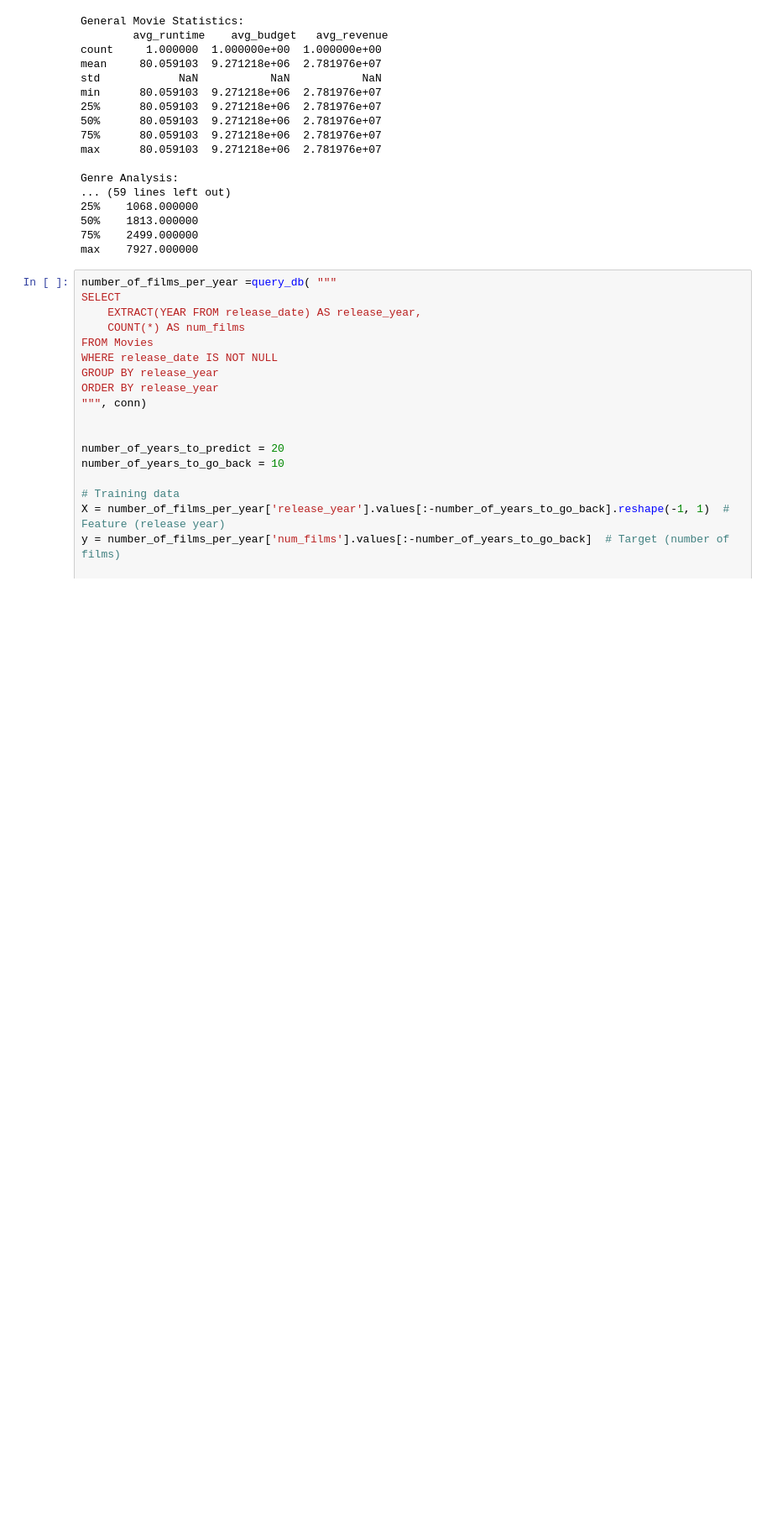
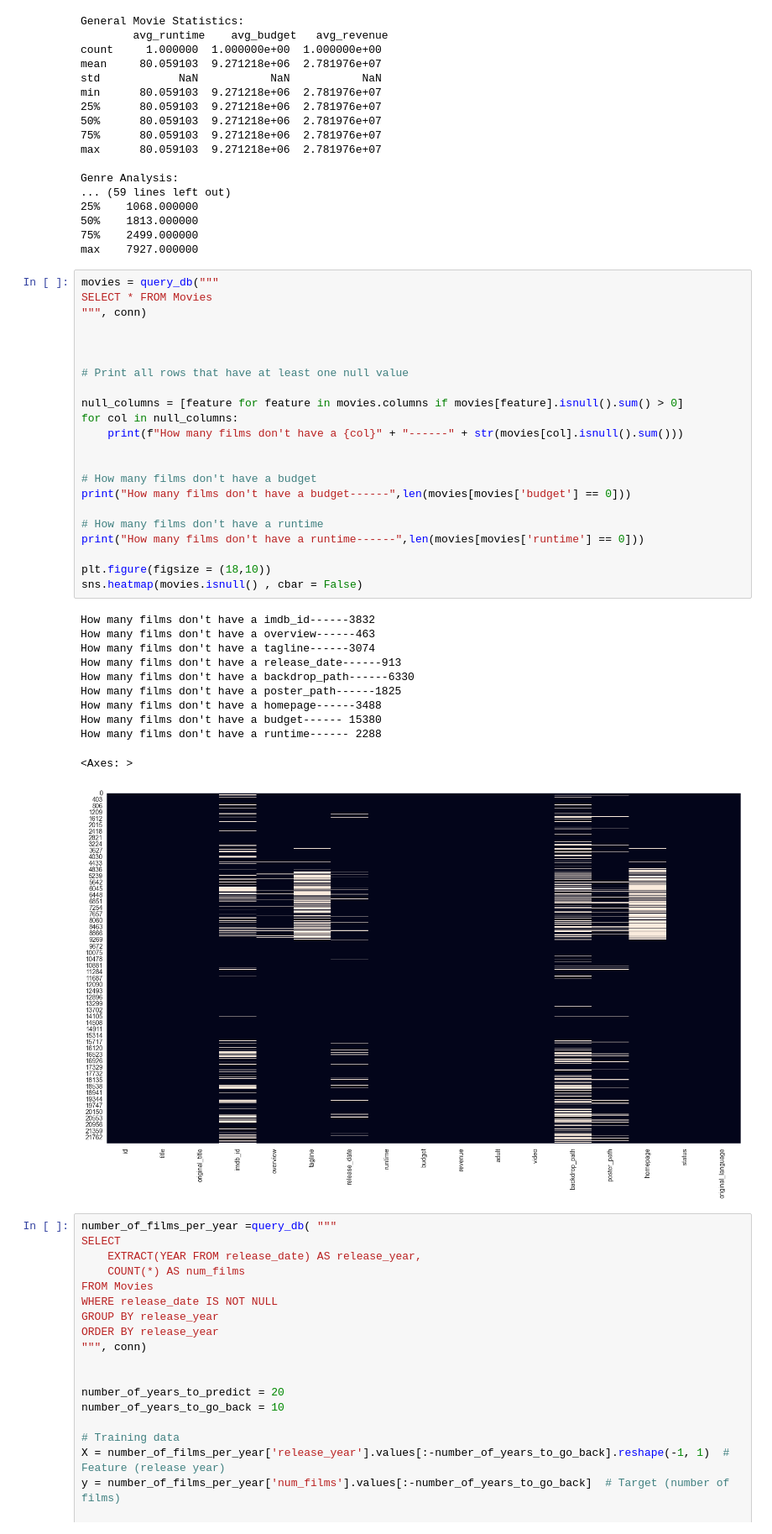
Before and after one commit to ConnActivity/MovieVerse, a Jupyter notebook: eda/first_eda.ipynb, the cells around one changed output. Shown at 84% size. Drawn from its saved outputs; the diff is of its cells as text; blank space fills up the shorter version.

Commit message:
feature: Added null values extraction for movies

```diff
--- a/eda/first_eda.ipynb
+++ b/eda/first_eda.ipynb
@@ -111,6 +111,40 @@ Genre Analysis:
 50%    1813.000000
 75%    2499.000000
 max    7927.000000
+# %%
+movies = query_db("""
+SELECT * FROM Movies
+""", conn)
+
+
+
+# Print all rows that have at least one null value
+
+null_columns = [feature for feature in movies.columns if movies[feature].isnull().sum() > 0]
+for col in null_columns:
+    print(f"How many films don't have a {col}" + "------" + str(movies[col].isnull().sum()))
+
+
+# How many films don't have a budget
+print("How many films don't have a budget------",len(movies[movies['budget'] == 0]))
+
+# How many films don't have a runtime
+print("How many films don't have a runtime------",len(movies[movies['runtime'] == 0]))
+
+plt.figure(figsize = (18,10))
+sns.heatmap(movies.isnull() , cbar = False)
+# %% [output]
+How many films don't have a imdb_id------3832
+How many films don't have a overview------463
+How many films don't have a tagline------3074
+How many films don't have a release_date------913
+How many films don't have a backdrop_path------6330
+How many films don't have a poster_path------1825
+How many films don't have a homepage------3488
+How many films don't have a budget------ 15380
+How many films don't have a runtime------ 2288
+<Axes: >
+[figure, added]
 # %%
 number_of_films_per_year =query_db( """
 SELECT
```
